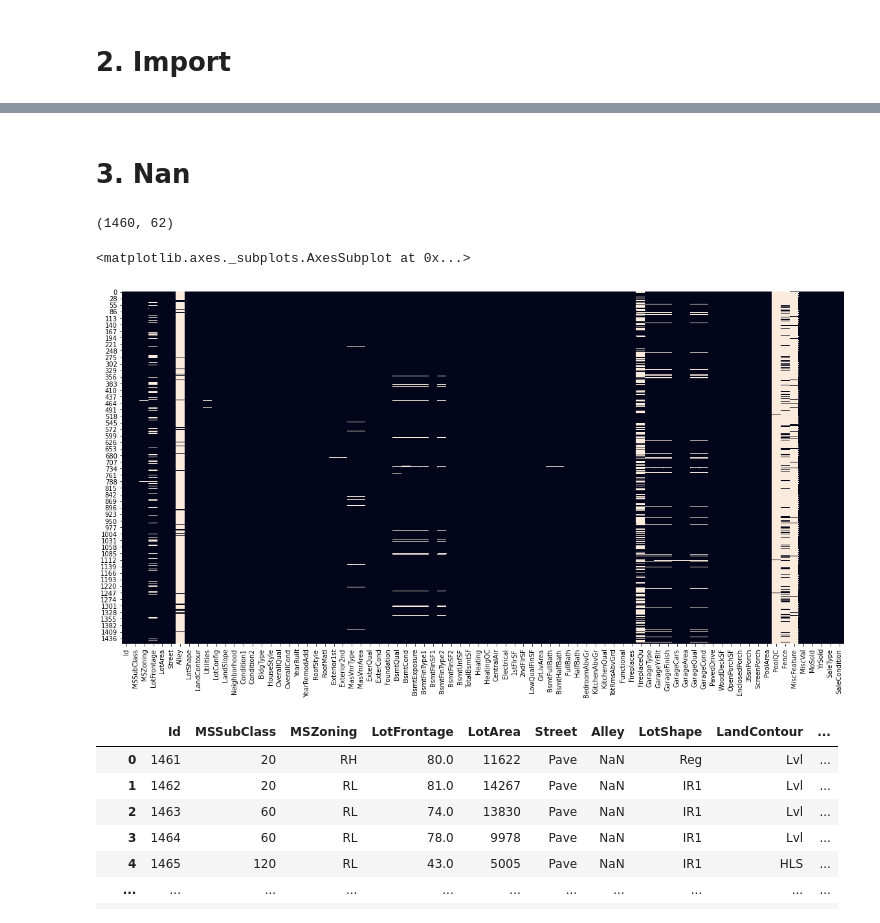
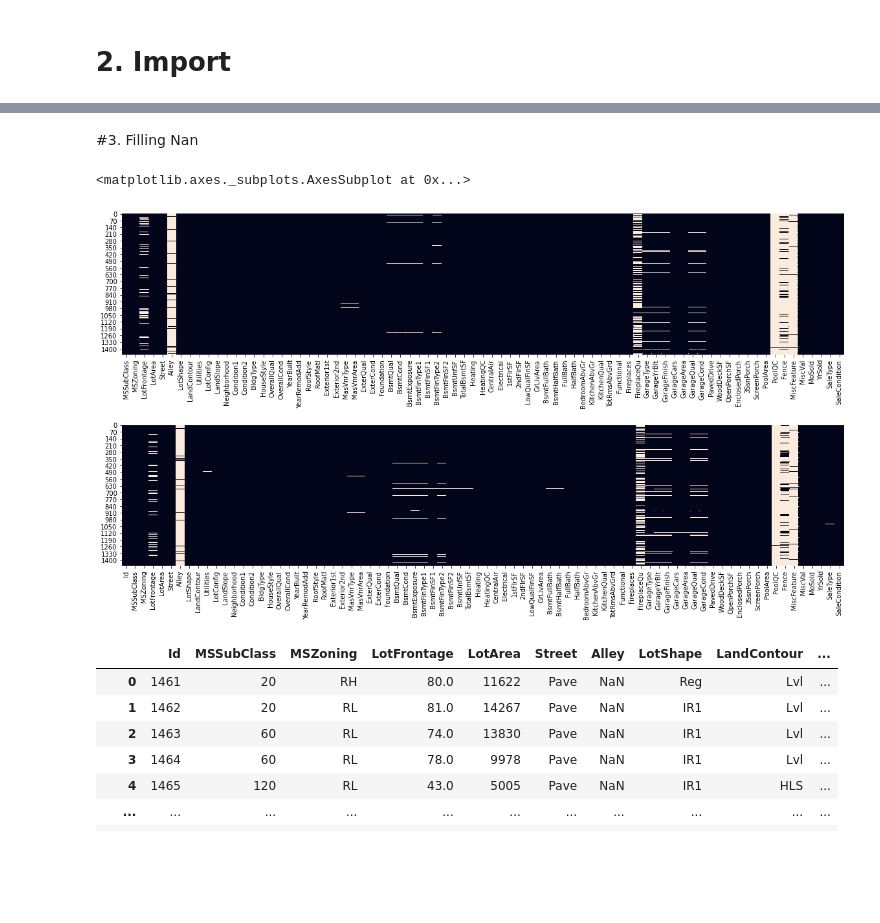
Before and after one commit to marudengi/practice-for-kaggle, a Jupyter notebook: Property_Price_Prediction.ipynb, the cells around one changed output, grey strips where cells are left out. Saved outputs shown, nothing was run; the diff lists cells and outputs as text; code cells hidden in the pictures; blank space fills up the shorter version.

```diff
--- a/Property_Price_Prediction.ipynb
+++ b/Property_Price_Prediction.ipynb
@@ -78,0 +105,2 @@ test = pd.read_csv('test.csv')
+# %%
+train.drop('Id',axis=1,inplace=True)
@@ -78,0 +123,3 @@ test = pd.read_csv('test.csv')
+# %%
+train_test = [train,test]
+train_test
@@ -79,2 +165,2 @@ test = pd.read_csv('test.csv')
 # %% [markdown]
-# 3. Nan
+#3. Filling Nan
@@ -85,13 +167,11 @@ for idx, col in enumerate(train):
-# %%
-train.shape
-# %% [output]
-(1460, 62)
 # %%
-f,ax = plt.subplots(1,1,figsize=(20,10))
-sns.heatmap(test.isna(), cbar=False)
+f,ax = plt.subplots(2,1,figsize=(20,10))
+plt.subplots_adjust(wspace=0.5,hspace=0.5)
+sns.heatmap(train_test[0].isna(), cbar=False,ax=ax[0])
+sns.heatmap(train_test[1].isna(), cbar=False,ax=ax[1])
 # %% [output]
 <matplotlib.axes._subplots.AxesSubplot at 0x...>
-[figure, old version]
+[figure, new version]
 # %%
 test
 # %% [output]
```
Also changed, not shown: parts of 78 cells of this notebook.
